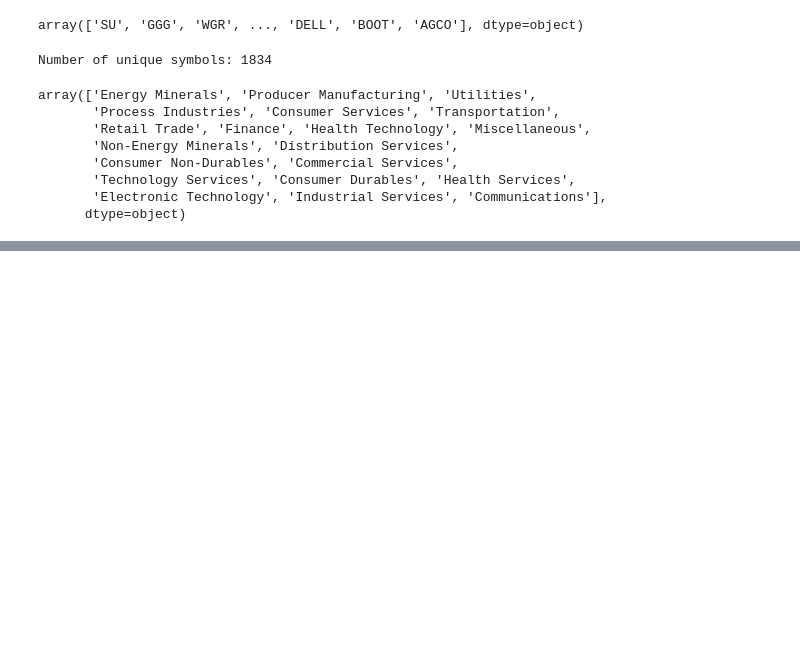
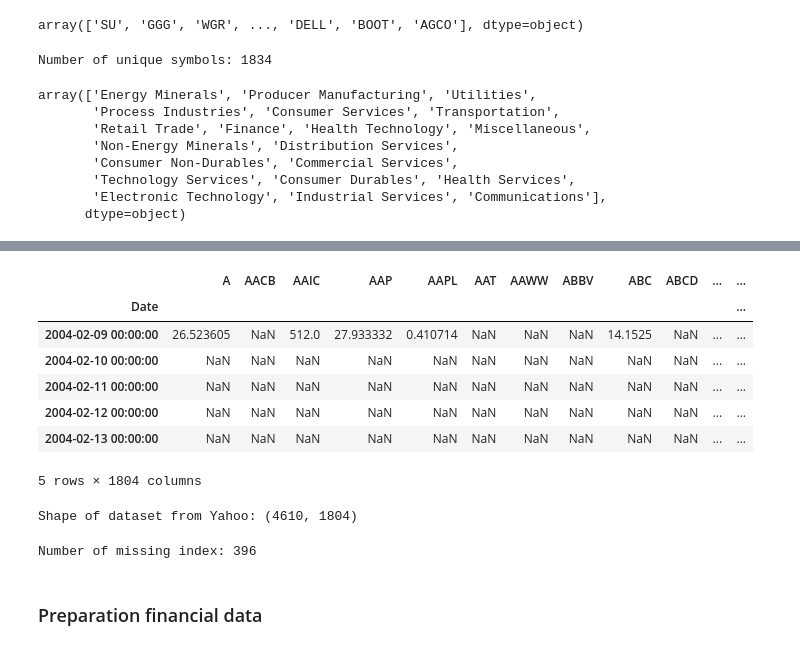
Before and after one commit to Agablue-red/MLClass, a Jupyter notebook: code/data_preparation.ipynb, the cells around one changed output, grey strips where cells are left out. Cells and saved outputs as stored; diff of their text form; code cells hidden in the pictures; blank space fills up the shorter version.

```diff
--- a/code/data_preparation.ipynb
+++ b/code/data_preparation.ipynb
@@ -44,8 +49,8 @@ df
 # %%
-#usuniecie niepotrzebnych kolumn
-df = df.drop(['info','symbol2','number'], axis=1)
+# Removing column data
+df.drop(['info','symbol2','number'], axis=1, inplace=True)
 # %%
-#konwertuj wartosci kolumny date na typ DATETIME
+# Convert argument to datetime
 df['date'] = pd.to_datetime(df['date'])
-df = df.set_index('date')
+df.set_index('date', inplace=True)
 # %%
@@ -268,0 +143,6 @@ dataset = data4.dropna(axis = 0, how ='any')
+# %%
+tickers = df.symbol.unique()
+list_tickers = tickers.tolist()
+Symbol = yf.Tickers(list_tickers)
+# %%
+df_yahoo = yf.download(list_tickers, start='2004-02-10', end='2022-02-10', interval="1wk")['Close']
@@ -268,0 +167,22 @@ dataset = data4.dropna(axis = 0, how ='any')
+# %%
+df_yahoo.head(5)
+# %% [output]
+|  | A | AACB | AAIC | AAP | AAPL | AAT | AAWW | ABBV | ABC | ABCD | ... | ... |
+| Date |  |  |  |  |  |  |  |  |  |  |  | ... |
+| 2004-02-09 00:00:00 | 26.523605 | NaN | 512.0 | 27.933332 | 0.410714 | NaN | NaN | NaN | 14.1525 | NaN | ... | ... |
+| 2004-02-10 00:00:00 | NaN | NaN | NaN | NaN | NaN | NaN | NaN | NaN | NaN | NaN | ... | ... |
+| 2004-02-11 00:00:00 | NaN | NaN | NaN | NaN | NaN | NaN | NaN | NaN | NaN | NaN | ... | ... |
+| 2004-02-12 00:00:00 | NaN | NaN | NaN | NaN | NaN | NaN | NaN | NaN | NaN | NaN | ... | ... |
+| 2004-02-13 00:00:00 | NaN | NaN | NaN | NaN | NaN | NaN | NaN | NaN | NaN | NaN | ... | ... |
+5 rows × 1804 columns
+# %%
+print('Shape of dataset from Yahoo: {}'.format(df_yahoo.shape))
+# %% [output]
+Shape of dataset from Yahoo: (4610, 1804)
+# %%
+columns_nan = df_yahoo.columns[df_yahoo.isna().all()].tolist()
+print('Number of missing index: {}'.format(len(columns_nan)))
+# %% [output]
+Number of missing index: 396
+# %% [markdown]
+### Preparation financial data
```
Also changed, not shown: parts of 67 cells of this notebook.
